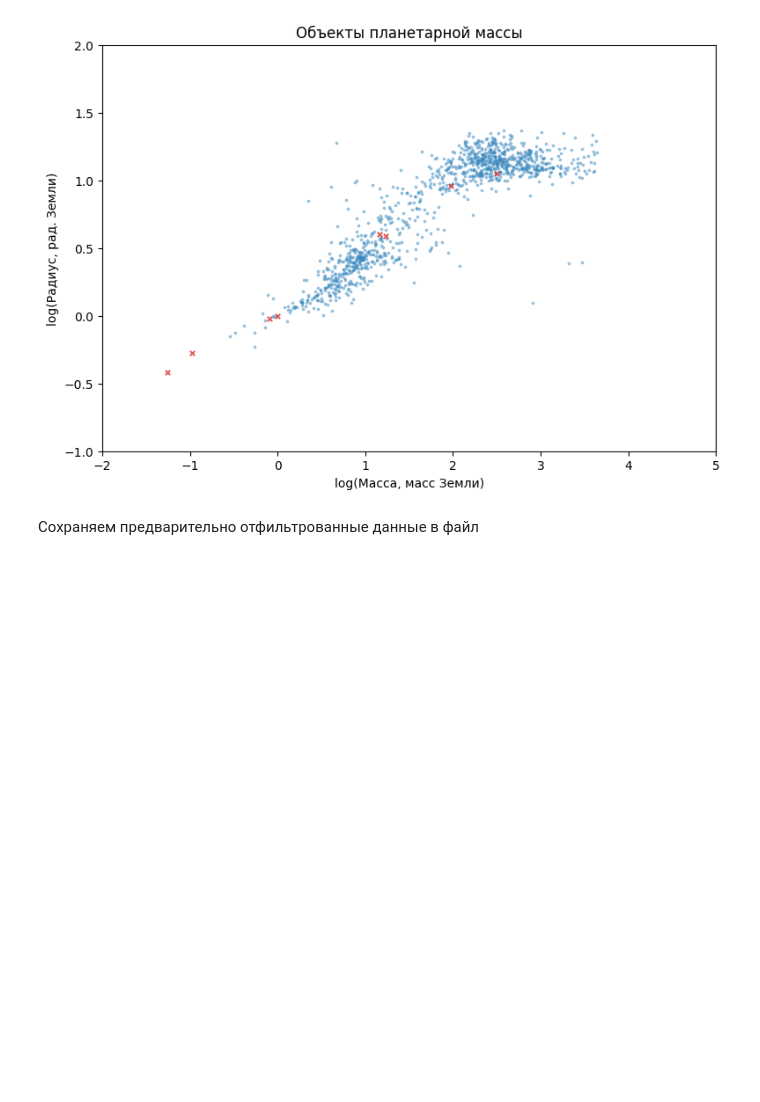
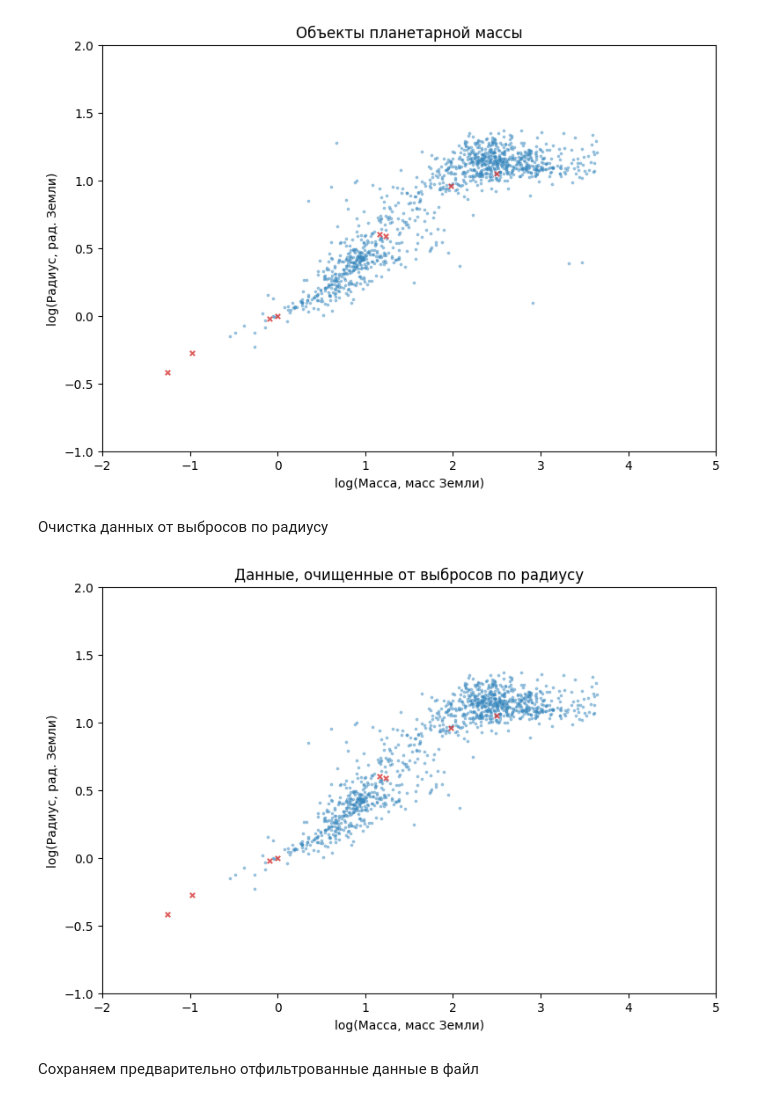
Before and after one commit to ochobkaa/exoplanetmodel, a Jupyter notebook: exoplanets.ipynb, the cells around one changed output. Cells and saved outputs as stored; diff of their text form; code cells hidden in the pictures; blank space fills up the shorter version.

```diff
--- a/exoplanets.ipynb
+++ b/exoplanets.ipynb
@@ -229,6 +230,16 @@ p_only_planets = p_precise.query(only_planets_q)
 show_mass_radius_plot(p_only_planets, s_df, "Объекты планетарной массы")
 # %% [output]
 [figure]
+# %% [markdown]
+Очистка данных от выбросов по радиусу
+# %%
+mr_ouclean = oucl.RTreeOutlierCleaner()
+
+p_only_planets = mr_ouclean.clean(p_only_planets, "mass", "radius", 1.5)
+
+show_mass_radius_plot(p_only_planets, s_df, "Данные, очищенные от выбросов по радиусу")
+# %% [output]
+[figure, added]
 # %% [markdown]
 Сохраняем предварительно отфильтрованные данные в файл
 # %%
```
Also changed, not shown: parts of 6 cells of this notebook.
